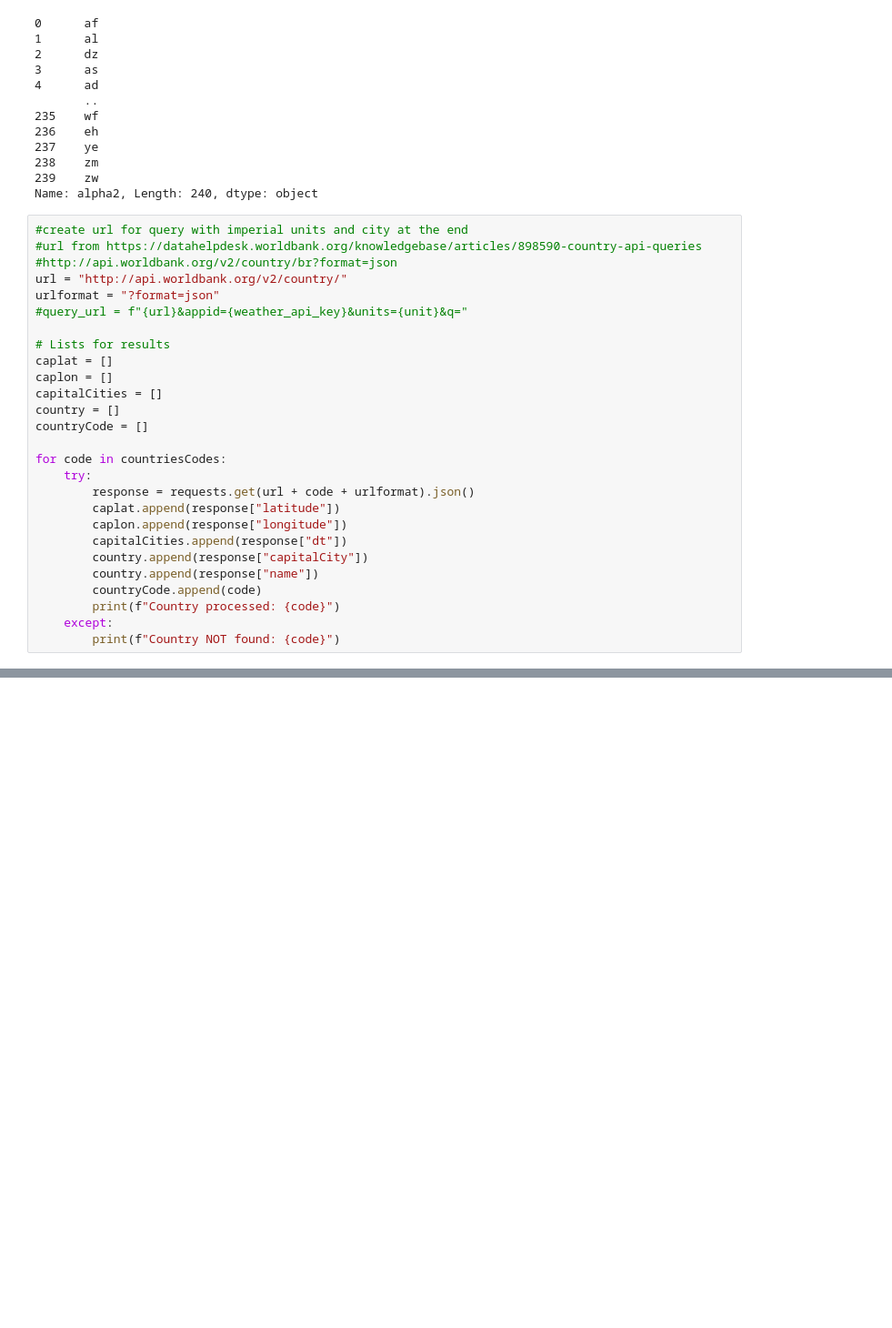
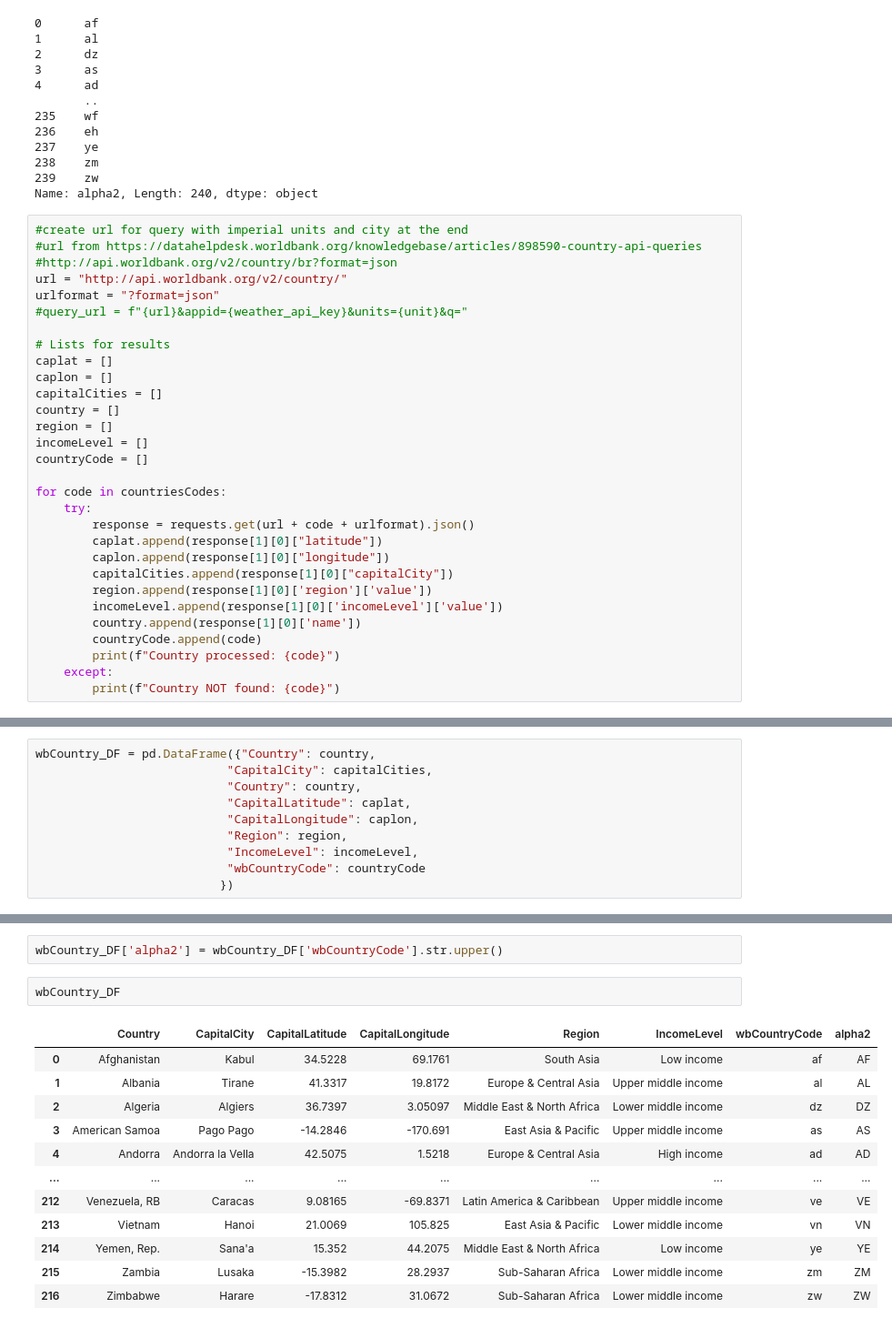
Before and after one commit to tylerspck/Data-Story-Project-World-Happiness, a Jupyter notebook: Country API.ipynb, the cells around one changed output, grey strips where cells are left out. Shown at 91% size. Saved outputs shown, nothing was run; the diff lists cells and outputs as text; blank space fills up the shorter version.

Commit message:
Country API notebook working; updated HAPPINESSDB schema.sql and ERD

```diff
--- a/Country API.ipynb
+++ b/Country API.ipynb
@@ -84,16 +84,19 @@ caplat = []
 caplon = []
 capitalCities = []
 country = []
+region = []
+incomeLevel = []
 countryCode = []
 
 for code in countriesCodes:
     try:
         response = requests.get(url + code + urlformat).json()
-        caplat.append(response["latitude"])
-        caplon.append(response["longitude"])
-        capitalCities.append(response["dt"])
-        country.append(response["capitalCity"])
-        country.append(response["name"])
+        caplat.append(response[1][0]["latitude"])
+        caplon.append(response[1][0]["longitude"])
+        capitalCities.append(response[1][0]["capitalCity"])
+        region.append(response[1][0]['region']['value'])
+        incomeLevel.append(response[1][0]['incomeLevel']['value'])
+        country.append(response[1][0]['name'])
         countryCode.append(code)
         print(f"Country processed: {code}")
     except:
@@ -118,0 +122,10 @@ Country NOT found: zw
+# %%
+wbCountry_DF = pd.DataFrame({"Country": country,
+                           "CapitalCity": capitalCities,
+                           "Country": country,
+                           "CapitalLatitude": caplat,
+                           "CapitalLongitude": caplon,
+                           "Region": region,
+                           "IncomeLevel": incomeLevel,
+                           "wbCountryCode": countryCode
+                          })
@@ -118,0 +148,17 @@ Country NOT found: zw
+# %%
+wbCountry_DF['alpha2'] = wbCountry_DF['wbCountryCode'].str.upper()
+# %%
+wbCountry_DF
+# %% [output]
+|  | Country | CapitalCity | CapitalLatitude | CapitalLongitude | Region | IncomeLevel | wbCountryCode | alpha2 |
+| 0 | Afghanistan | Kabul | 34.5228 | 69.1761 | South Asia | Low income | af | AF |
+| 1 | Albania | Tirane | 41.3317 | 19.8172 | Europe & Central Asia | Upper middle income | al | AL |
+| 2 | Algeria | Algiers | 36.7397 | 3.05097 | Middle East & North Africa | Lower middle income | dz | DZ |
+| 3 | American Samoa | Pago Pago | -14.2846 | -170.691 | East Asia & Pacific | Upper middle income | as | AS |
+| 4 | Andorra | Andorra la Vella | 42.5075 | 1.5218 | Europe & Central Asia | High income | ad | AD |
+| ... | ... | ... | ... | ... | ... | ... | ... | ... |
+| 212 | Venezuela, RB | Caracas | 9.08165 | -69.8371 | Latin America & Caribbean | Upper middle income | ve | VE |
+| 213 | Vietnam | Hanoi | 21.0069 | 105.825 | East Asia & Pacific | Lower middle income | vn | VN |
+| 214 | Yemen, Rep. | Sana'a | 15.352 | 44.2075 | Middle East & North Africa | Low income | ye | YE |
+| 215 | Zambia | Lusaka | -15.3982 | 28.2937 | Sub-Saharan Africa | Lower middle income | zm | ZM |
+| 216 | Zimbabwe | Harare | -17.8312 | 31.0672 | Sub-Saharan Africa | Lower middle income | zw | ZW |
```
Also changed, not shown: parts of 7 cells of this notebook, 4 other files.
